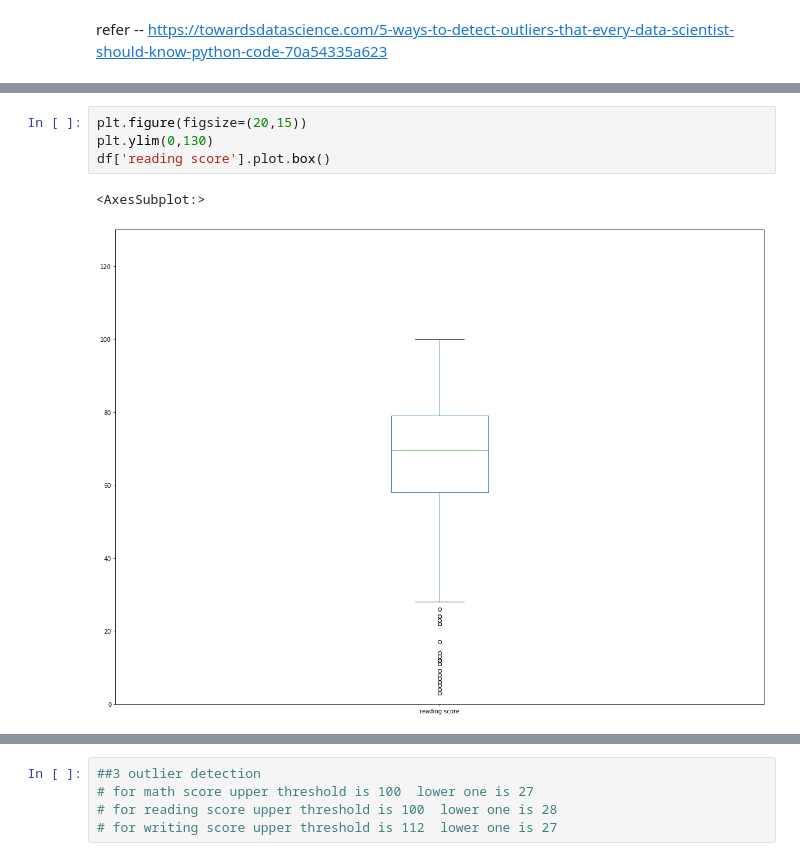
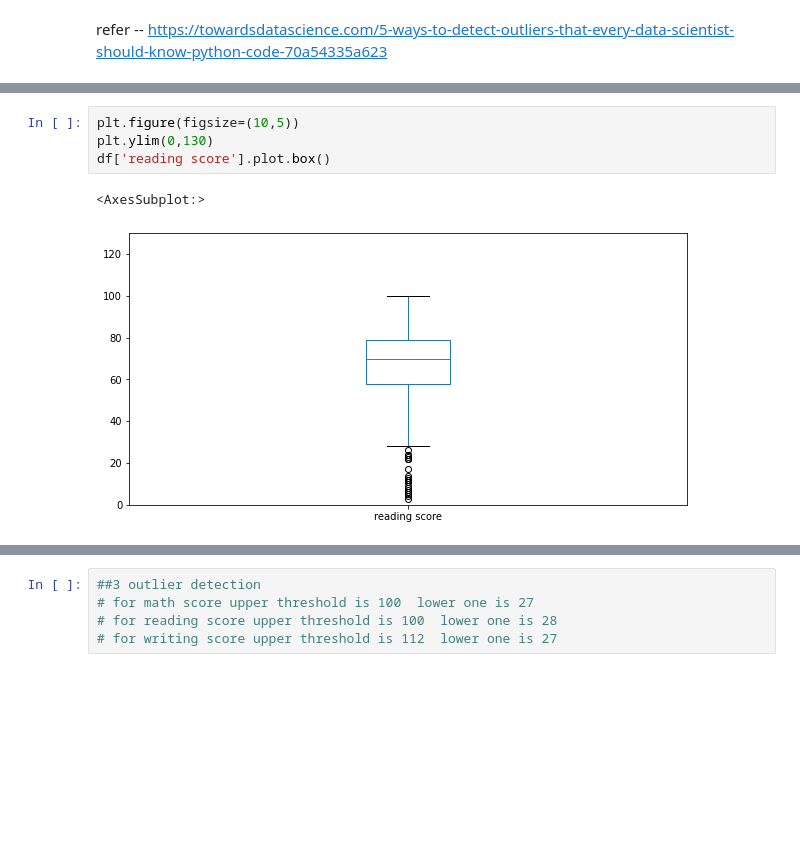
Before and after one commit to mayuresh714/6th-sem-assignments, a Jupyter notebook: DSBDAlab/assignment_no_2/assign2.ipynb, the cells around one changed output, grey strips where cells are left out. Drawn from its saved outputs; the diff is of its cells as text; blank space fills up the shorter version.

```diff
--- a/DSBDAlab/assignment_no_2/assign2.ipynb
+++ b/DSBDAlab/assignment_no_2/assign2.ipynb
@@ -301,8 +312,8 @@ df['writing score'].plot.box()
 # %%
-plt.figure(figsize=(20,15))
+plt.figure(figsize=(10,5))
 plt.ylim(0,130)
 df['reading score'].plot.box()
 # %% [output]
 <AxesSubplot:>
-[figure, old version]
+[figure, new version]
 # %%
```
Also changed, not shown: parts of 42 cells of this notebook, 8 other files.
